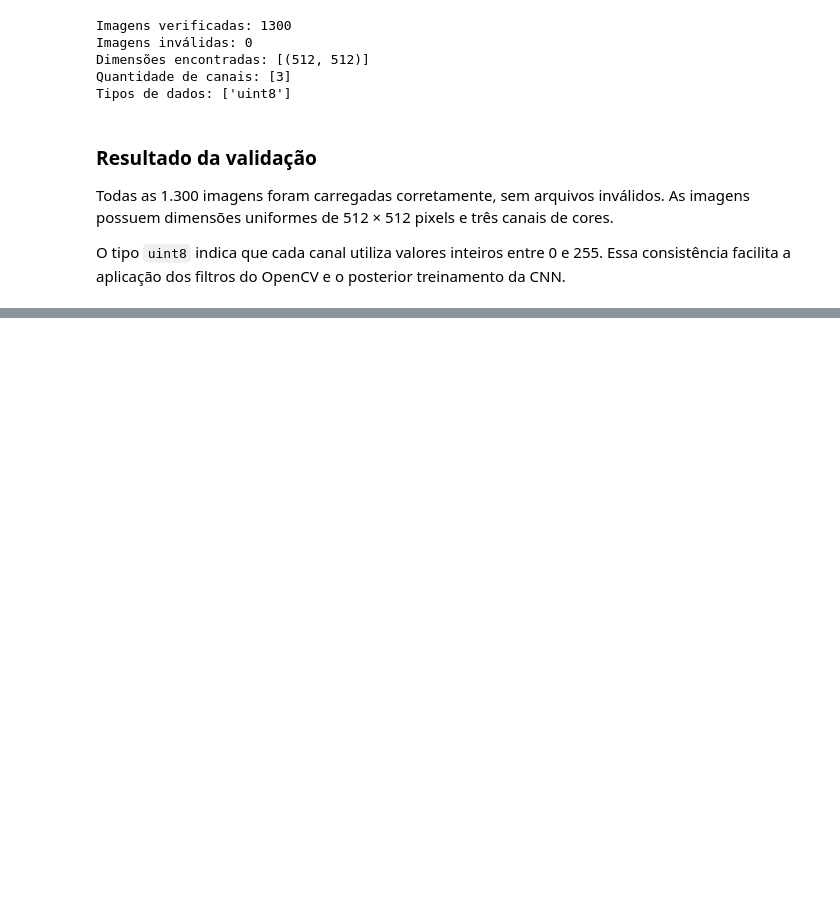
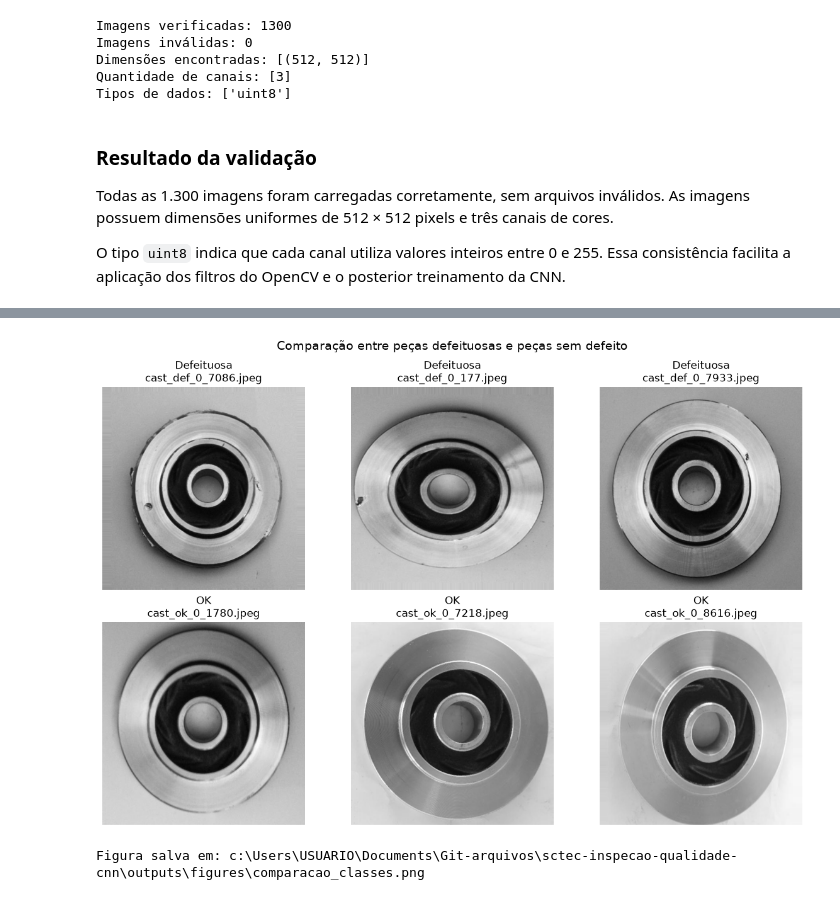
Before and after one commit to MarcioLuizBR/sctec-inspecao-qualidade-cnn, a Jupyter notebook: notebooks/01_analise_exploratoria_opencv.ipynb, the cells around one changed output, grey strips where cells are left out. Cells and saved outputs as stored; diff of their text form; code cells hidden in the pictures; blank space fills up the shorter version.

Commit message:
feat: compare visual samples from dataset

```diff
--- a/notebooks/01_analise_exploratoria_opencv.ipynb
+++ b/notebooks/01_analise_exploratoria_opencv.ipynb
@@ -132,0 +139,69 @@ O tipo `uint8` indica que cada canal utiliza valores inteiros entre 0 e 255. Ess
+# %%
+# Utiliza uma semente fixa para repetir a mesma seleção em outras execuções.
+gerador = np.random.default_rng(42)
+
+indices_defeituosas = gerador.choice(
+    len(imagens_defeituosas),
+    size=3,
+    replace=False
+)
+
+indices_ok = gerador.choice(
+    len(imagens_ok),
+    size=3,
+    replace=False
+)
+
+amostras_defeituosas = [
+    imagens_defeituosas[indice]
+    for indice in indices_defeituosas
+]
+
+amostras_ok = [
+    imagens_ok[indice]
+    for indice in indices_ok
+]
+
+figura, eixos = plt.subplots(2, 3, figsize=(12, 8))
+
+# A primeira linha apresenta peças defeituosas.
+for coluna, caminho_imagem in enumerate(amostras_defeituosas):
+    imagem_bgr = cv2.imread(str(caminho_imagem))
+    imagem_rgb = cv2.cvtColor(imagem_bgr, cv2.COLOR_BGR2RGB)
+
+    eixos[0, coluna].imshow(imagem_rgb)
+    eixos[0, coluna].set_title(f"Defeituosa\n{caminho_imagem.name}")
+    eixos[0, coluna].axis("off")
+
+# A segunda linha apresenta peças sem defeito.
+for coluna, caminho_imagem in enumerate(amostras_ok):
+    imagem_bgr = cv2.imread(str(caminho_imagem))
+    imagem_rgb = cv2.cvtColor(imagem_bgr, cv2.COLOR_BGR2RGB)
+
+    eixos[1, coluna].imshow(imagem_rgb)
+    eixos[1, coluna].set_title(f"OK\n{caminho_imagem.name}")
+    eixos[1, coluna].axis("off")
+
+figura.suptitle(
+    "Comparação entre peças defeituosas e peças sem defeito",
+    fontsize=14
+)
+
+figura.tight_layout()
+
+# Salva a comparação para uso posterior no README e na apresentação.
+caminho_saida = (
+    RAIZ_PROJETO
+    / "outputs"
+    / "figures"
+    / "comparacao_classes.png"
+)
+
+figura.savefig(caminho_saida, dpi=300, bbox_inches="tight")
+
+plt.show()
+
+print(f"Figura salva em: {caminho_saida}")
+# %% [output]
+[figure, added]
+Figura salva em: c:\Users\USUARIO\Documents\Git-arquivos\sctec-inspecao-qualidade-cnn\outputs\figures\comparacao_classes.png
```
Also changed, not shown: parts of 2 cells of this notebook, 2 other files.
